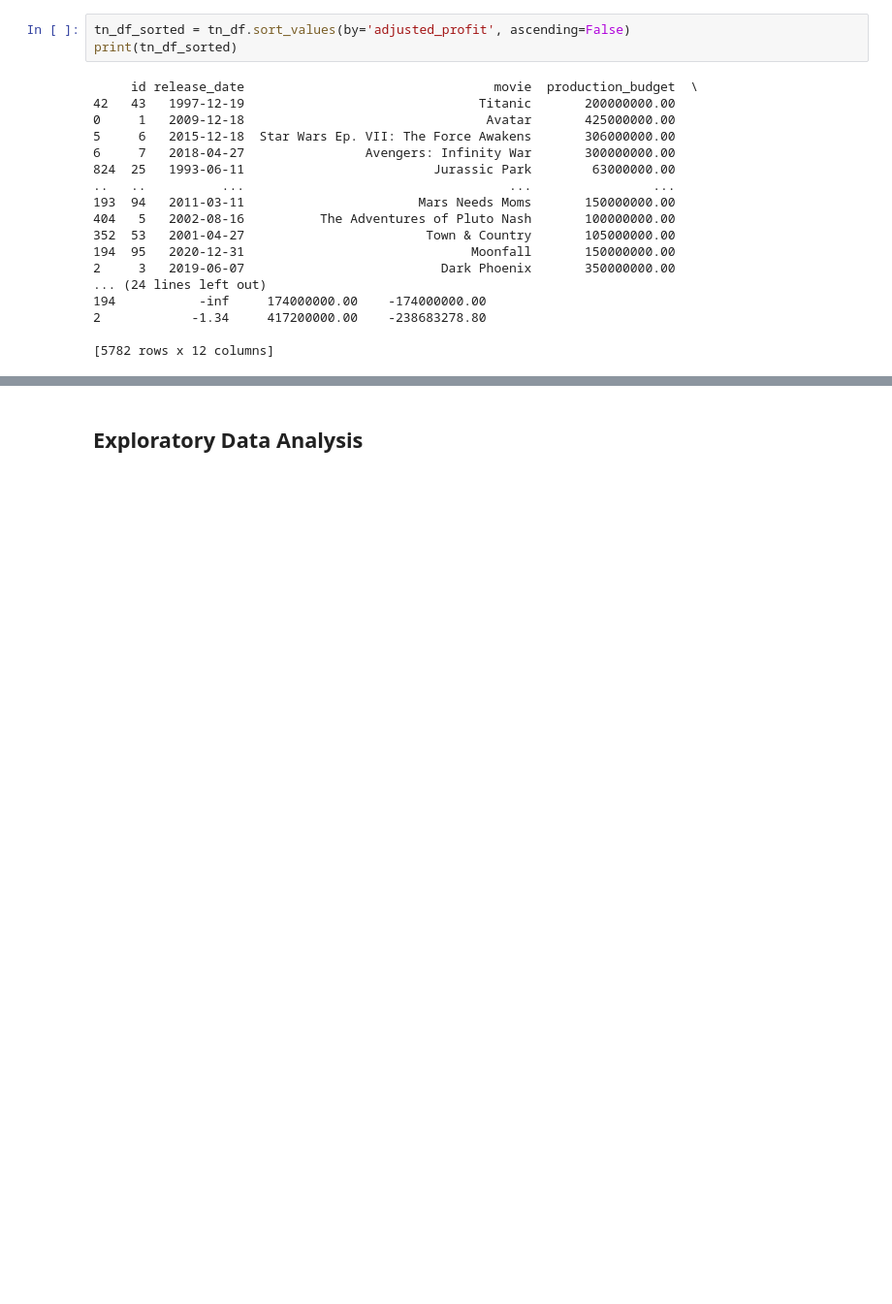
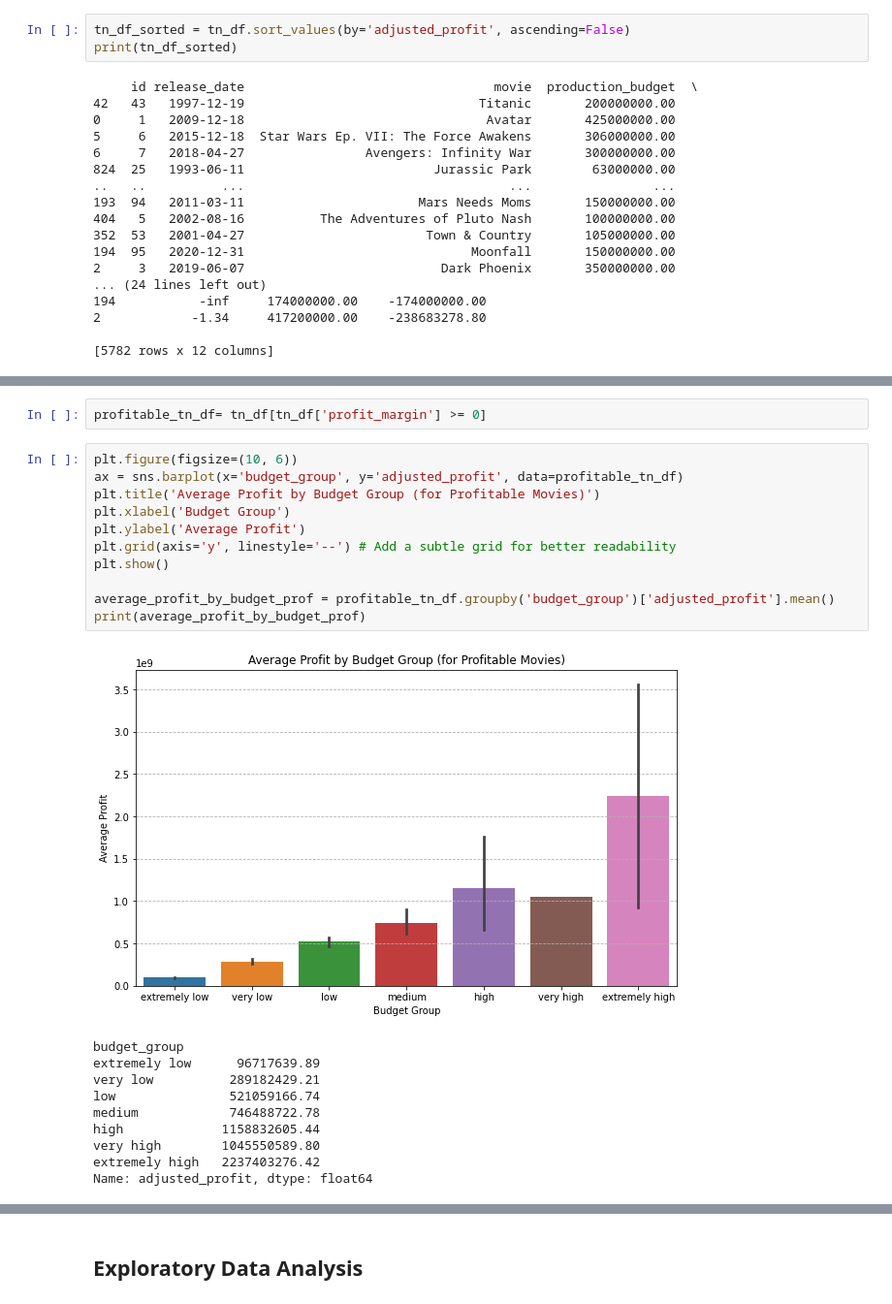
Before and after one commit to morgannash1/movie_analysis_project, a Jupyter notebook: notebook.ipynb, the cells around one changed output, grey strips where cells are left out. Shown: that part at 97% size. Saved outputs shown, nothing was run; the diff lists cells and outputs as text; blank space fills up the shorter version.

```diff
--- a/notebook.ipynb
+++ b/notebook.ipynb
@@ -820,2 +822,26 @@ Name: adjusted_profit, dtype: float64
+# %%
+profitable_tn_df= tn_df[tn_df['profit_margin'] >= 0]
+# %%
+plt.figure(figsize=(10, 6))
+ax = sns.barplot(x='budget_group', y='adjusted_profit', data=profitable_tn_df)
+plt.title('Average Profit by Budget Group (for Profitable Movies)')
+plt.xlabel('Budget Group')
+plt.ylabel('Average Profit')
+plt.grid(axis='y', linestyle='--') # Add a subtle grid for better readability
+plt.show()
+
+average_profit_by_budget_prof = profitable_tn_df.groupby('budget_group')['adjusted_profit'].mean()
+print(average_profit_by_budget_prof)
+# %% [output]
+[figure, added]
+budget_group
+extremely low      96717639.89
+very low          289182429.21
+low               521059166.74
+medium            746488722.78
+high             1158832605.44
+very high        1045550589.80
+extremely high   2237403276.42
+Name: adjusted_profit, dtype: float64
 # %%
 plt.figure(figsize=(10, 6))
```
Also changed, not shown: parts of 5 cells of this notebook.
